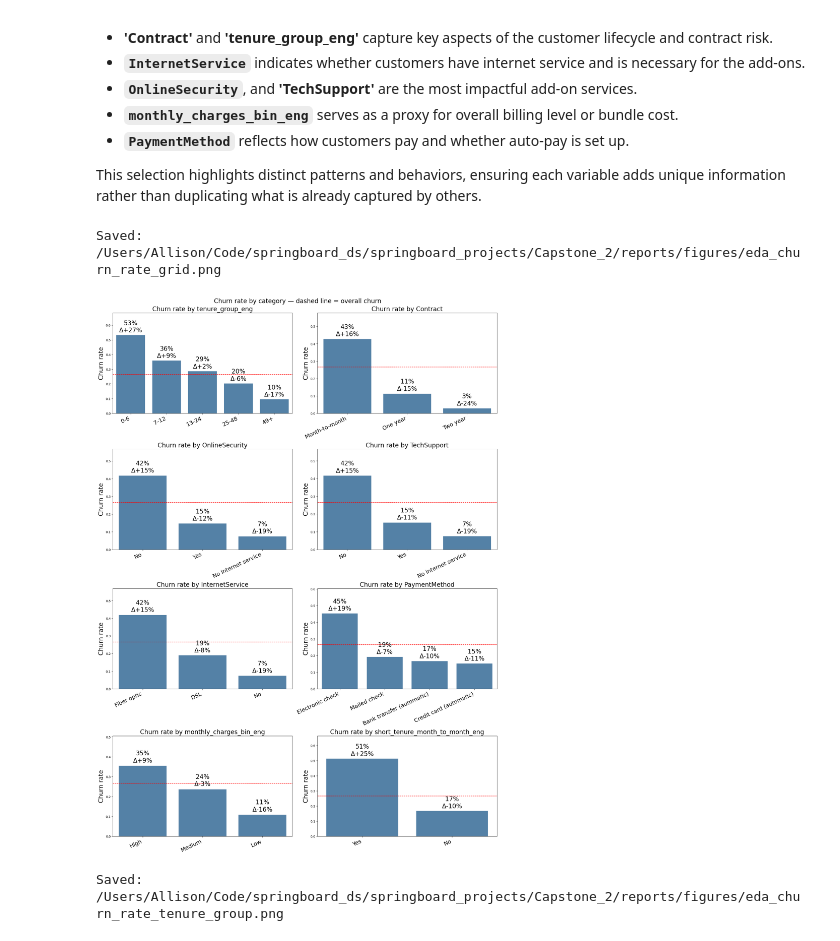
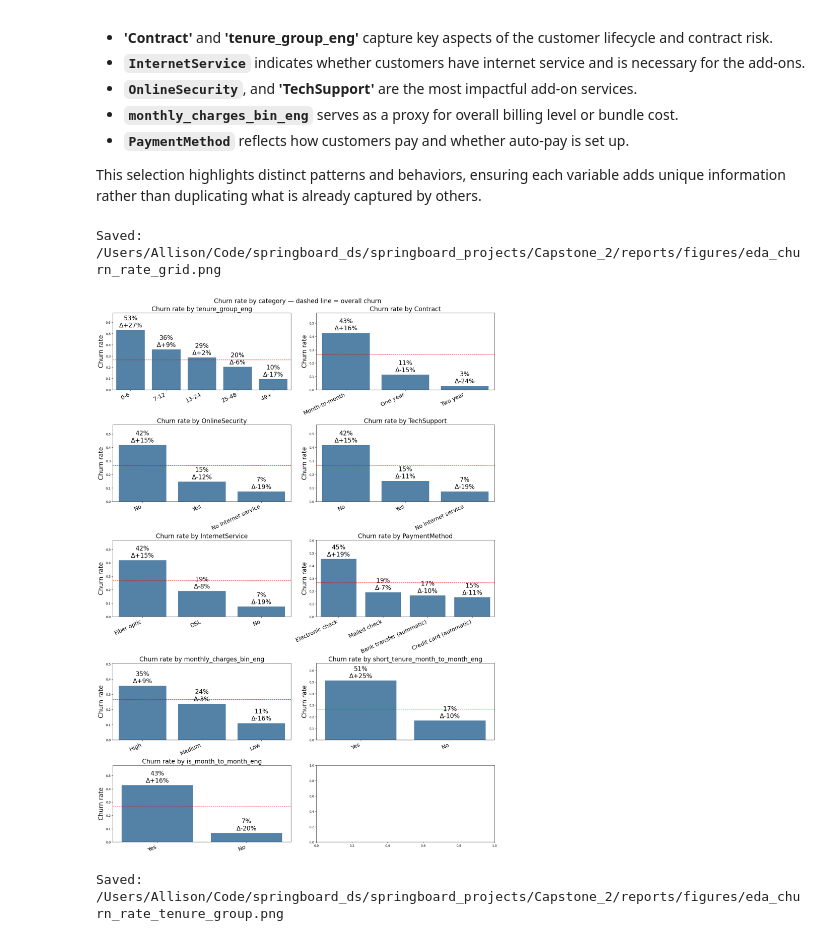
Before and after one commit to amschiltz/springboard_projects, a Jupyter notebook: Capstone_2/notebooks/02_telco_churn_eda_ams.ipynb, the cells around one changed output. Saved outputs shown, nothing was run; the diff lists cells and outputs as text; code cells hidden in the pictures.

```diff
--- a/Capstone_2/notebooks/02_telco_churn_eda_ams.ipynb
+++ b/Capstone_2/notebooks/02_telco_churn_eda_ams.ipynb
@@ -578,36 +578,36 @@ def churn_rates_by(col: str) -> pd.DataFrame:
         out = out.sort_index()
     return out
 
 
 def plot_churn_rate_bar(col: str, ax):
     out = churn_rates_by(col)
     if not (hasattr(telco_clean[col].dtype, 'ordered') and telco_clean[col].dtype.ordered):
         out = out.sort_values('churn_rate', ascending=False)
 
     sns.barplot(x=out.index.astype(str), y=out['churn_rate'], color='steelblue', ax=ax)
     ax.axhline(overall_churn_rate, color='red', linestyle='--', lw=1.2)
     ax.set_title(f"Churn rate by {col}", fontsize=20)
     ax.set_ylabel('Churn rate', fontsize=20)
     ax.set_xlabel('')  # Remove feature label from x-axis
     ax.set_ylim(0, min(1.0, out['churn_rate'].max() + 0.15))
     ax.set_xticklabels(ax.get_xticklabels(), rotation=25, ha='right', fontsize=18)
 
     for i, (_, row) in enumerate(out.iterrows()):
         lift = row['churn_rate'] - overall_churn_rate
         ax.text(i, row['churn_rate'] + 0.01,
                 f"{row['churn_rate']:.0%}\nΔ{lift:+.0%}",
                 ha='center', va='bottom', fontsize=20)
 
-features = ['tenure_group_eng','Contract', 'OnlineSecurity', 'TechSupport', 'InternetService', 'PaymentMethod', 'monthly_charges_bin_eng', 'short_tenure_month_to_month_eng']
-fig, axes = plt.subplots(4, 2, figsize=(18, 25), constrained_layout=True)
+features = ['tenure_group_eng','Contract', 'OnlineSecurity', 'TechSupport', 'InternetService', 'PaymentMethod', 'monthly_charges_bin_eng', 'short_tenure_month_to_month_eng', 'is_month_to_month_eng']
+fig, axes = plt.subplots(5, 2, figsize=(18, 25), constrained_layout=True)
 for ax, col in zip(axes.ravel(), features):
     plot_churn_rate_bar(col, ax=ax)
 fig.suptitle('Churn rate by category — dashed line = overall churn', fontsize=20)
 savefig('eda_churn_rate_grid.png')
 plt.show()
 # %% [output]
 Saved: /Users/Allison/Code/springboard_ds/springboard_projects/Capstone_2/reports/figures/eda_churn_rate_grid.png
-[figure, old version]
+[figure, new version]
 # %%
 # Plot churn rate by tenure_group_eng only
 
```
Also changed, not shown: parts of 5 cells of this notebook, 6 other files.
